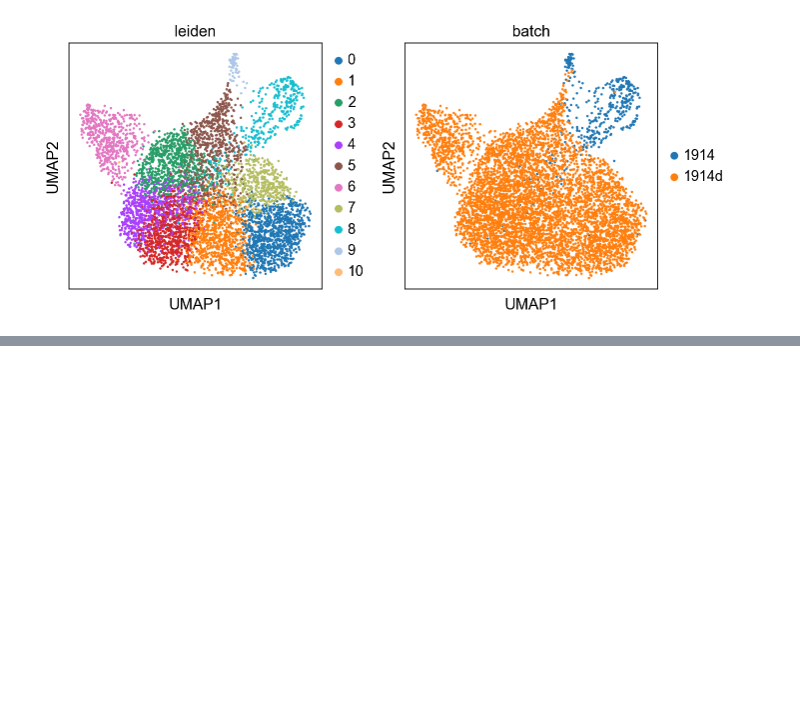
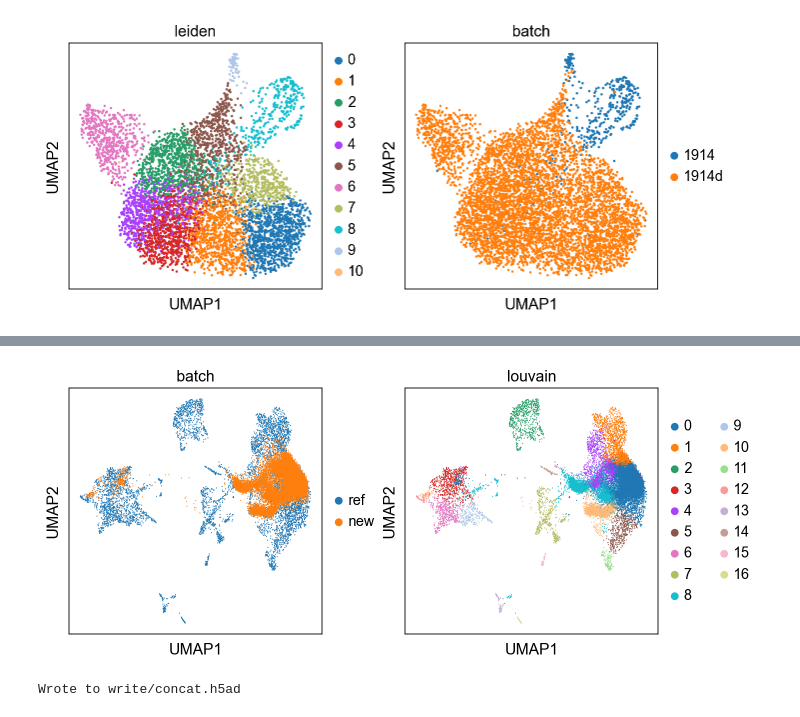
Before and after one commit to Shaun-Regenbaum/hu-glioblastoma, a Jupyter notebook: main.ipynb, the cells around one changed output, grey strips where cells are left out. Saved outputs shown, nothing was run; the diff lists cells and outputs as text; code cells hidden in the pictures; blank space fills up the shorter version.

```diff
--- a/main.ipynb
+++ b/main.ipynb
@@ -758,0 +892,7 @@ sc.pl.umap(adata_1914_human_combined, color=['leiden', 'batch'])
+# %%
+# loading together the reference and the new data
+adata_ours = sc.read_h5ad('write/human_combined_2.h5ad')
+# %%
+var_names = adata_ref.var_names.intersection(adata_ours.var_names)
+adata_ref = adata_ref[:, var_names]
+adata_ours = adata_ours[:, var_names]
@@ -758,0 +904,11 @@ sc.pl.umap(adata_1914_human_combined, color=['leiden', 'batch'])
+# %%
+adata_concat = adata_ref.concatenate(adata_ours, batch_categories=['ref', 'new'])
+# %%
+sc.pl.umap(adata_concat, color=['batch', 'louvain'])
+# %% [output]
+[figure, added]
+# %%
+#write to file
+write_results([adata_concat], ['write/concat.h5ad'])
+# %% [output]
+Wrote to write/concat.h5ad
```
Also changed, not shown: parts of 16 cells of this notebook.
